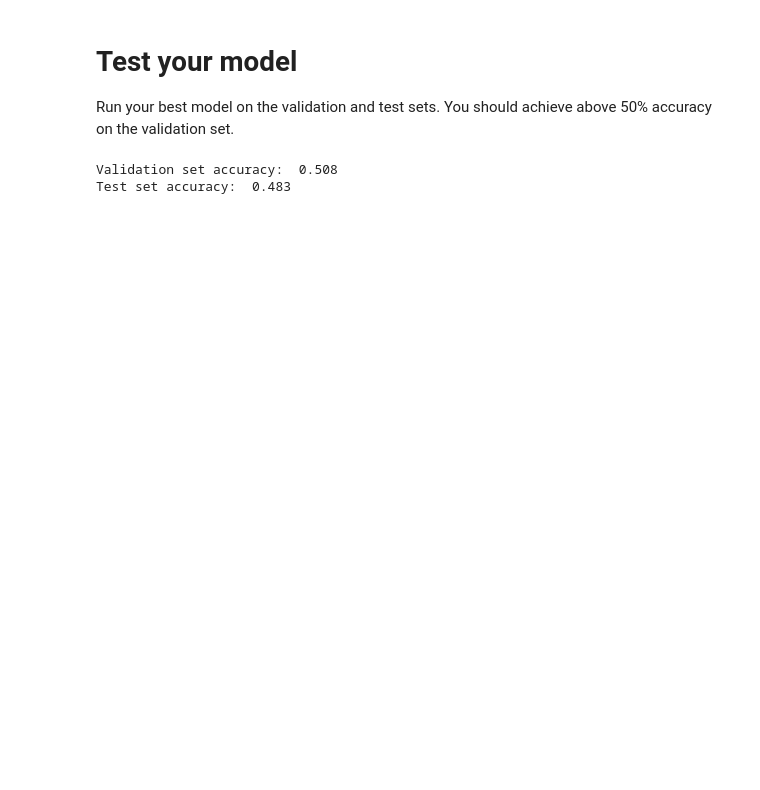
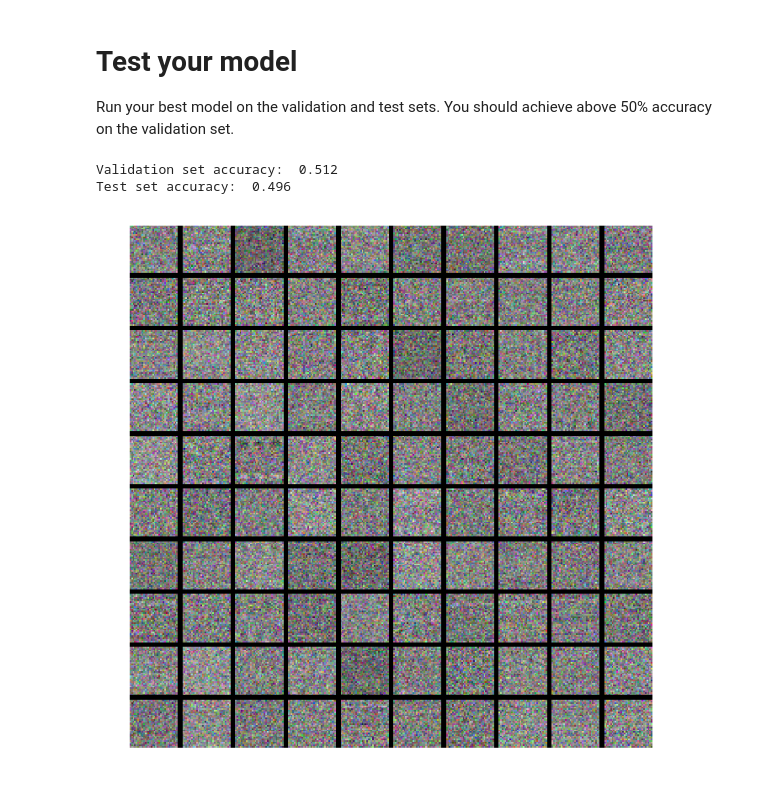
Before and after one commit to CryoSky/ML, a Jupyter notebook: hw5/FullyConnectedNets.ipynb, the cells around one changed output. Saved outputs shown, nothing was run; the diff lists cells and outputs as text; code cells hidden in the pictures; blank space fills up the shorter version.

```diff
--- a/hw5/FullyConnectedNets.ipynb
+++ b/hw5/FullyConnectedNets.ipynb
@@ -843,15 +825,16 @@ solver.train()
 # %%
 best_model = None
-
-best_model = FullyConnectedNet([100, 200, 100,100,100], weight_scale=5e-2,dropout=0.75) # input size, hidden size, number of classes
-solver = Solver(best_model, data, num_epochs=20, batch_size=100, update_rule=update_rule,
+################################################################################
+# TODO: Train the best FullyConnectedNet that you can on CIFAR-10. You might   #
+# batch normalization and dropout useful. Store your best model in the         #
+# best_model variable.                                                         #
+################################################################################
+best_model = FullyConnectedNet([100, 200, 100,100,100,100], weight_scale=5e-2,dropout=0.75) # input size, hidden size, number of classes
+solver = Solver(best_model, data, num_epochs=18, batch_size=100, update_rule=update_rule,
                 optim_config={ 'learning_rate': 2.5e-3 }, verbose=True)  #47 100,200,100 2.5 10 ci duiying 4ceng
 
 solver.train()
-
-# model = FullyConnectedNet([100, 500], weight_scale=5e-2,dropout=0.75) # input size, hidden size, number of classes
-# solver = Solver(model, data, num_epochs=5, batch_size=100, update_rule=update_rule,
-#                 optim_config={ 'learning_rate': 2e-3 }, verbose=True)
-
-# solver.train() #0.08
+################################################################################
+#                              END OF YOUR CODE                                #
+################################################################################
 # %% [output]
@@ -876,14 +859,27 @@ solver.train()
 # Test your model
 Run your best model on the validation and test sets. You should achieve above 50% accuracy on the validation set.
 # %%
+
+from vis_utils import visualize_grid
 X_test=data['X_test']
 y_test=data['y_test']
 X_val=data['X_val']
 y_val=data['y_val']
+def show_net_weights(net):
+  W1 = net.params['theta1']
+  W1 = W1.reshape(32, 32, 3, -1).transpose(3, 0, 1, 2)
+  plt.imshow(visualize_grid(W1, padding=3).astype('uint8'))
+  plt.gca().axis('off')
+  #plt.show()
+  plt.savefig("visual.png")
+
+
+show_net_weights(best_model)
 y_test_pred = np.argmax(best_model.loss(X_test), axis=1)
 y_val_pred = np.argmax(best_model.loss(X_val), axis=1)
 print 'Validation set accuracy: ', (y_val_pred == y_val).mean()
 print 'Test set accuracy: ', (y_test_pred == y_test).mean()
 # %% [output]
-Validation set accuracy:  0.508
-Test set accuracy:  0.483
+Validation set accuracy:  0.512
+Test set accuracy:  0.496
+[figure, added]
```
Also changed, not shown: parts of 14 cells of this notebook.
